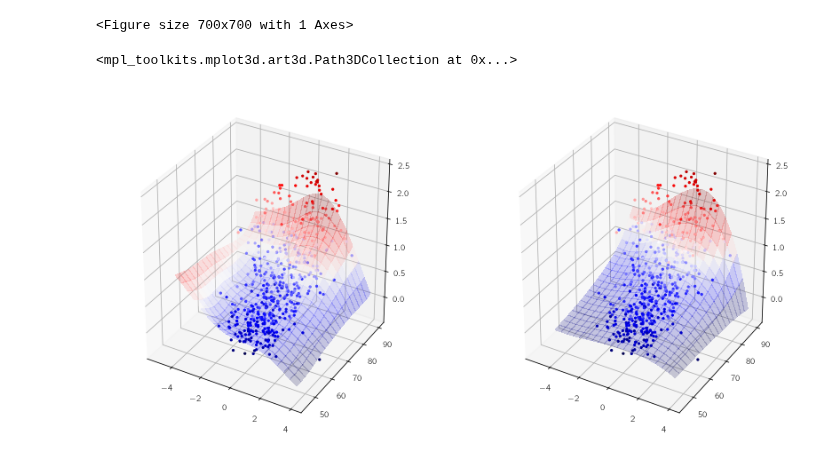
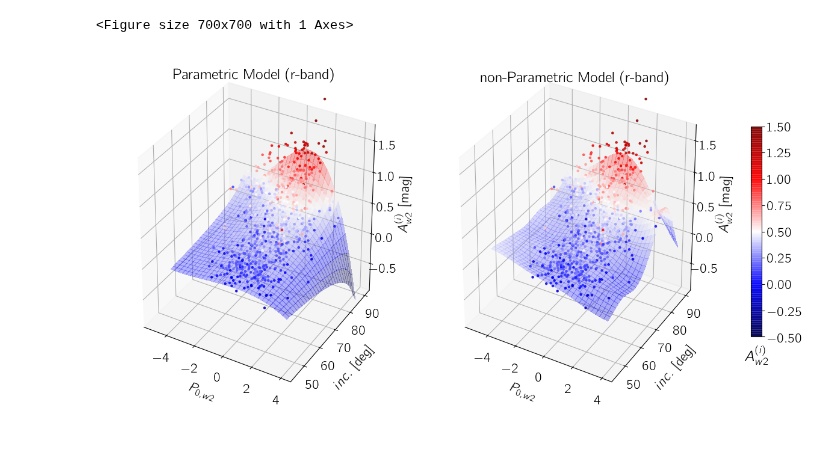
Before and after one commit to ekourkchi/reddening, a Jupyter notebook: Untitled2.ipynb, the cells around one changed output. Saved outputs shown, nothing was run; the diff lists cells and outputs as text; code cells hidden in the pictures.

Commit message:
still minor edits, more plots

```diff
--- a/Untitled2.ipynb
+++ b/Untitled2.ipynb
@@ -17,7 +17,7 @@ from sklearn.preprocessing import StandardScaler
 import corner
 import emcee
 import scipy.optimize as op
-from matplotlib import cm
+from matplotlib import cm, colors
 from mpl_toolkits.mplot3d import Axes3D
 
 from redTools import *
@@ -31,7 +31,7 @@ rcParams["text.usetex"] = True
 rcParams["text.latex.preamble"] = r"\usepackage{cmbright}"
 
 
-band1 = 'u'
+band1 = 'r'
 band2 = 'w2'
 
 R, Input, T = getBand('ESN_HI_catal.csv', band1=band1 , band2=band2)
@@ -50,7 +50,7 @@ q2 = 10**(-1.*theta)
 A = r_w1-(alpha*pc0+beta)
 EA = np.sqrt(Er_w1**2+(alpha*Epc0)**2)
 
-_pc, _inc = np.linspace(-4,4,20), np.linspace(45,90,20)
+_pc, _inc = np.linspace(-4,4,30), np.linspace(45,90,30)
 _pc, _inc = np.meshgrid(_pc, _inc)
 _A = log_a_b(_inc, q2)*(a*_pc**3+b*_pc**2+c*_pc+d)
 
@@ -93,45 +93,94 @@ X[0] = pc0
 X[1] = inc
 X = X.T
 
-if band1=='u': theta = [3.668874  , 6.50517701, 0.59288974, 0.16381692]
+if band1=='u':
+#     theta = [3.668874  , 6.50517701, 0.59288974, 0.16381692]
+    theta = [3.749, 6.944, 0.944, 0.164]
 if band1=='g': theta = [ 3.15024649,  5.59633583, -0.54934107,  0.10942759]
 if band1=='r': theta = [3.00712491,  5.28702113, -1.04442791, 0.09683042]
 if band1=='i': theta = [ 2.80674111,  4.97871648, -1.58905037,  0.09901532]
 if band1=='z': theta = [ 2.7634206 ,  4.64052849, -2.06768134,  0.09825892]
 if band1=='w1': theta = [ 2.68218476e+00,  1.02518650e+01, -4.78962522e+00,  1.00000000e-02]
 
 # theta = [ 2.28291917,  4.74425194, -0.09144596,  0.16397921]
 
 l1 = np.exp(theta[0])
 l2 = np.exp(theta[1])
 sigma = np.exp(theta[2])
 yerr = np.diagonal(np.sqrt(noise2))+theta[3]
 kernel = sigma * kernels.Matern52Kernel([l1,l2], ndim=2, axes=[0, 1])
 # kernel = sigma * kernels.ExpSquaredKernel([l1,l2], ndim=2, axes=[0, 1])
 
 gp = george.GP(kernel)
 gp.compute(X, yerr)
 
 
-_pc, _inc = np.linspace(-4,4,20), np.linspace(45,90,20)
+_pc, _inc = np.linspace(-4,4,30), np.linspace(45,90,30)
 _pc, _inc = np.meshgrid(_pc, _inc)
 X_ = np.c_[_pc.ravel(), _inc.ravel()]
 
 _A, var_A = gp.predict(A, X_, return_var=True)
 
+fig = py.figure(figsize=(12, 6), dpi=100)
+fig.subplots_adjust(wspace=0.1, top=0.97, bottom=0.02, left=0.01, right=0.92)
+gs = gridspec.GridSpec(1, 3, width_ratios=[1,1,0.05])
 
-fig = plt.figure(figsize=(14,7))
+colormap = cm.seismic #or any other colormap
+normalize = colors.Normalize(vmin=-0.5, vmax=1.5)
 
-ax = fig.add_subplot(1, 2, 1, projection='3d')
-ax.plot_surface(_pc, _inc, _A.reshape(_pc.shape), cmap=cm.seismic, linewidth=0, alpha=0.2, antialiased=False)
-ax.scatter(pc0[0:500],inc[0:500],A[0:500], c=A[0:500], cmap=cm.seismic, alpha=1.0, marker='.')
+# ax = fig.add_subplot(1, 2, 1, projection='3d')
+ax = plt.subplot(gs[0], projection='3d')
+ax.plot_surface(pc__, inc__, A__, norm=normalize, cmap=colormap, linewidth=0, alpha=0.3, antialiased=False)
+p = ax.scatter(pc0[0:700],inc[0:700],A[0:700], c=A[0:700], norm=normalize, cmap=colormap, alpha=0.8, marker='.')
 
-ax = fig.add_subplot(1, 2, 2, projection='3d')
-ax.plot_surface(pc__, inc__, A__, cmap=cm.seismic, linewidth=0, alpha=0.2, antialiased=False)
-ax.scatter(pc0[0:500],inc[0:500],A[0:500], c=A[0:500], cmap=cm.seismic, alpha=1.0, marker='.')
+ax.set_title('Gaussian noise with vertical colorbar')
+for tick in ax.xaxis.get_major_ticks():
+            tick.label.set_fontsize(16)
+for tick in ax.yaxis.get_major_ticks():
+            tick.label.set_fontsize(16)
+for tick in ax.zaxis.get_major_ticks():
+            tick.label.set_fontsize(16)
+ax.set_zlim(-0.9,1.7)
+ax.set_title('Parametric Model ('+band1+'-band)', fontsize=18, pad=40)
+ax.set_xlabel(r'$P_{0,w2}$', fontsize=16, labelpad=10)
+ax.set_ylabel(r'$inc.$'+' [deg]', fontsize=16, labelpad=10)
+ax.set_zlabel(r'$A^{(i)}_{w2}$'+' [mag]', fontsize=16, labelpad=10)
+
+################################################################################
+
+# ax = fig.add_subplot(1, 2, 1, projection='3d')
+ax = plt.subplot(gs[1], projection='3d')
+ax.plot_surface(_pc, _inc, _A.reshape(_pc.shape), norm=normalize, cmap=colormap, linewidth=0, alpha=0.3, antialiased=False)
+p = ax.scatter(pc0[0:700],inc[0:700],A[0:700], c=A[0:700], norm=normalize, cmap=colormap, alpha=0.8, marker='.')
+
+for tick in ax.xaxis.get_major_ticks():
+            tick.label.set_fontsize(16)
+for tick in ax.yaxis.get_major_ticks():
+            tick.label.set_fontsize(16)
+for tick in ax.zaxis.get_major_ticks():
+            tick.label.set_fontsize(16)
+ax.set_zlim(-0.9,1.7)
+ax.set_title('non-Parametric Model ('+band1+'-band)', fontsize=18)
+ax.set_xlabel(r'$P_{0,w2}$', fontsize=16, labelpad=10)
+ax.set_ylabel(r'$inc.$'+' [deg]', fontsize=16, labelpad=10)
+ax.set_zlabel(r'$A^{(i)}_{w2}$'+' [mag]', fontsize=16, labelpad=10)
+
+# ax = fig.add_subplot(1, 2, 1, projection='3d')
+ax2 = plt.subplot(gs[2])
+ax2.set_axis_off()
+ax2.set_xticks([])
+ax2.set_yticks([])
+ax2.xaxis.set_ticks_position('none')
+ax2.yaxis.set_ticks_position('none')
+cbar = fig.colorbar(p, fraction=0.7)
+cbar.ax.tick_params(labelsize=16)
+cbar.ax.set_xlabel(r'$A^{(i)}_{w2}$', fontsize=18, labelpad=15)
+
+
+fig.savefig("Param_GP_"+band1+"w2.png")
+fig.savefig("Param_GP_"+band1+"w2.eps")
 # %% [output]
-<mpl_toolkits.mplot3d.art3d.Path3DCollection at 0x...>
-[figure, old version]
+[figure, new version]
 # %%
 a,b,c,d, alpha, beta, gamma, Ealpha, Ebeta = getReddening_params(band1=band1, band2=band2)
 
```
Also changed, not shown: parts of 1 cell of this notebook, 9 other files.
